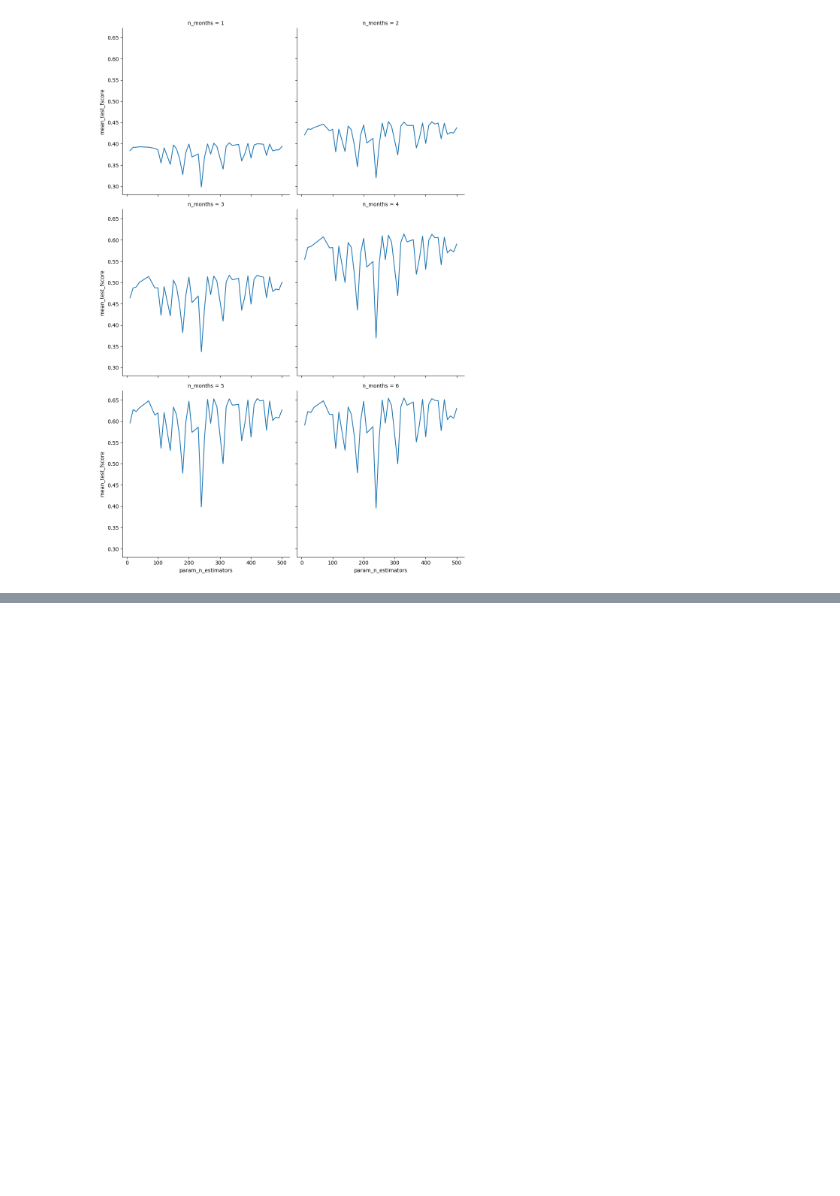
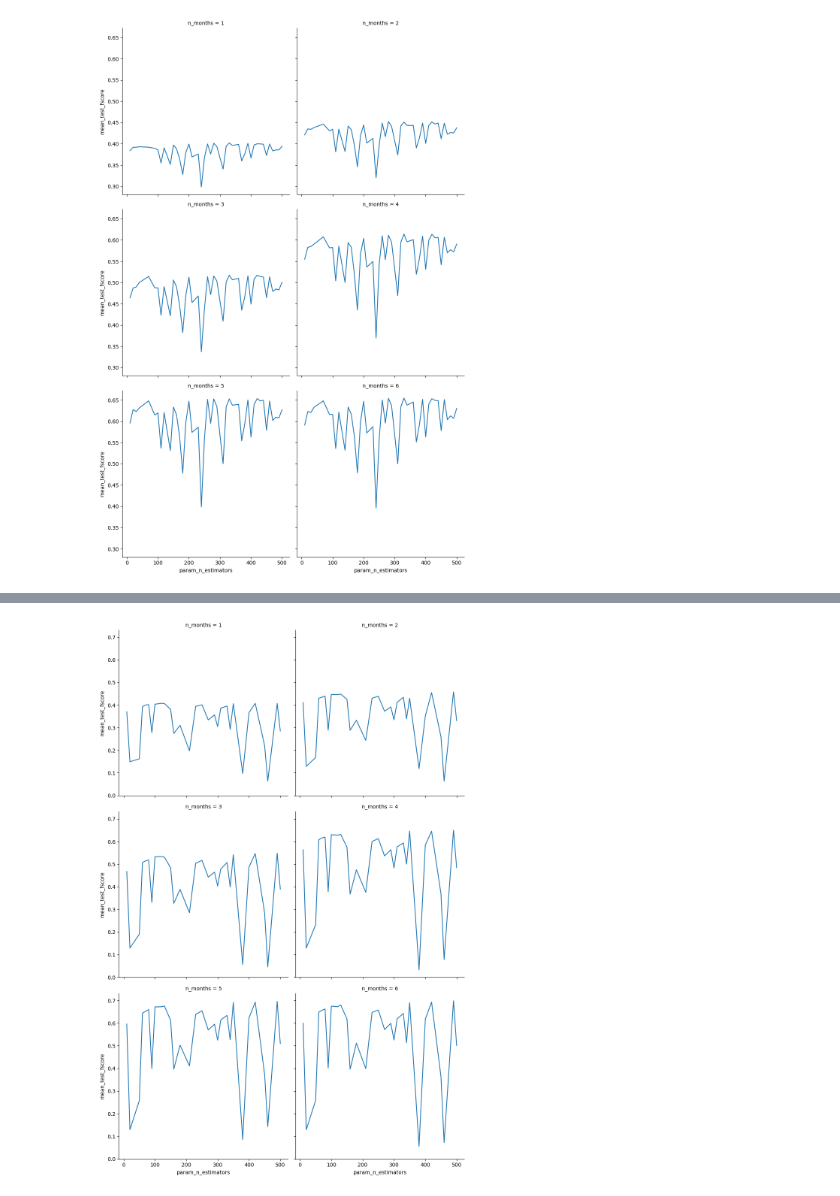
Before and after one commit to PavelSyomin/crop-classification, a Jupyter notebook: Crop Classification.ipynb, the cells around one changed output, grey strips where cells are left out. Cells and saved outputs as stored; diff of their text form; code cells hidden in the pictures; blank space fills up the shorter version.

```diff
--- a/Crop Classification.ipynb
+++ b/Crop Classification.ipynb
@@ -473,0 +520,3 @@ plot_cross_val_scores(rf_cross_val_scores, "n_estimators", "fscore")
+# %%
+lgbm_cross_val_scores = get_cross_val_scores(lgbm_results)
+lgbm_cross_val_scores.head()
@@ -473,0 +531,4 @@ plot_cross_val_scores(rf_cross_val_scores, "n_estimators", "fscore")
+# %%
+plot_cross_val_scores(lgbm_cross_val_scores, "n_estimators", "fscore")
+# %% [output]
+[figure, added]
```
Also changed, not shown: parts of 16 cells of this notebook.
